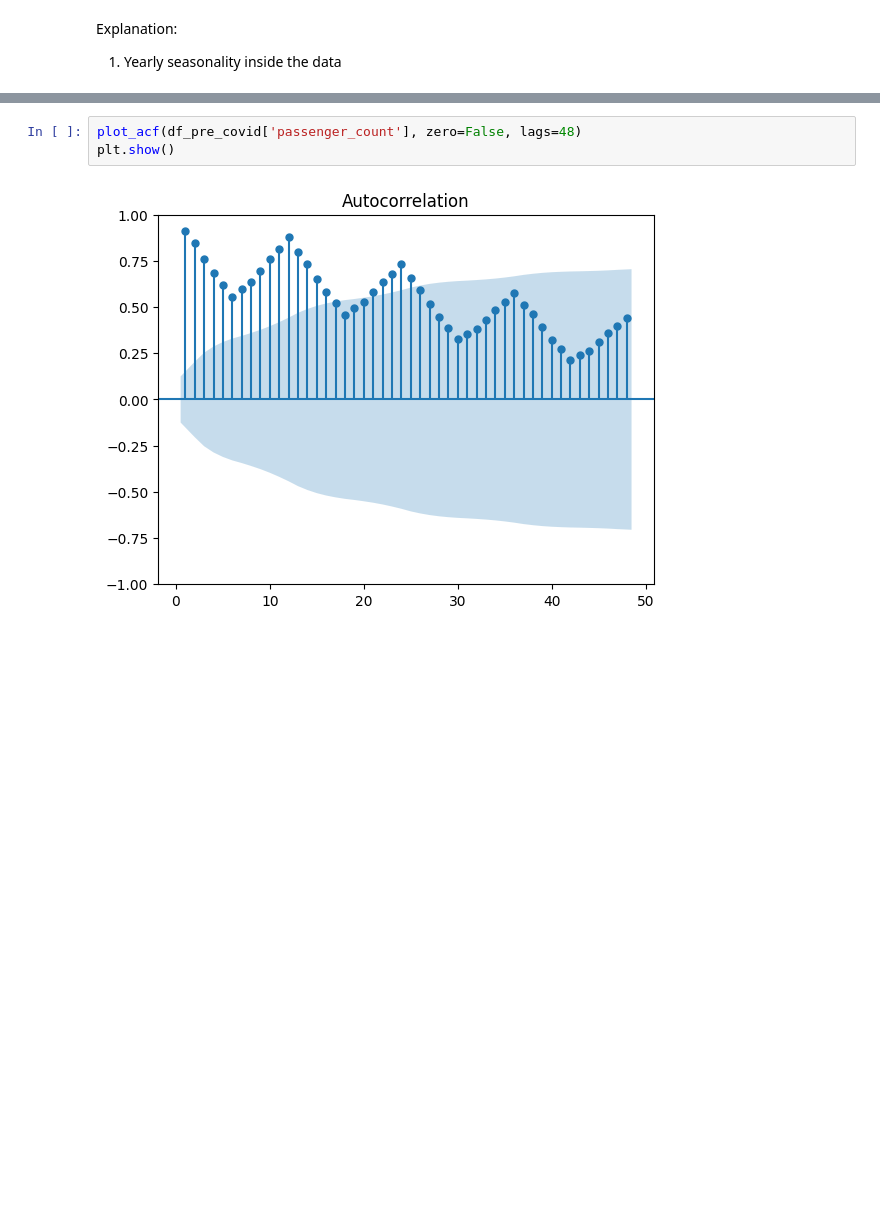
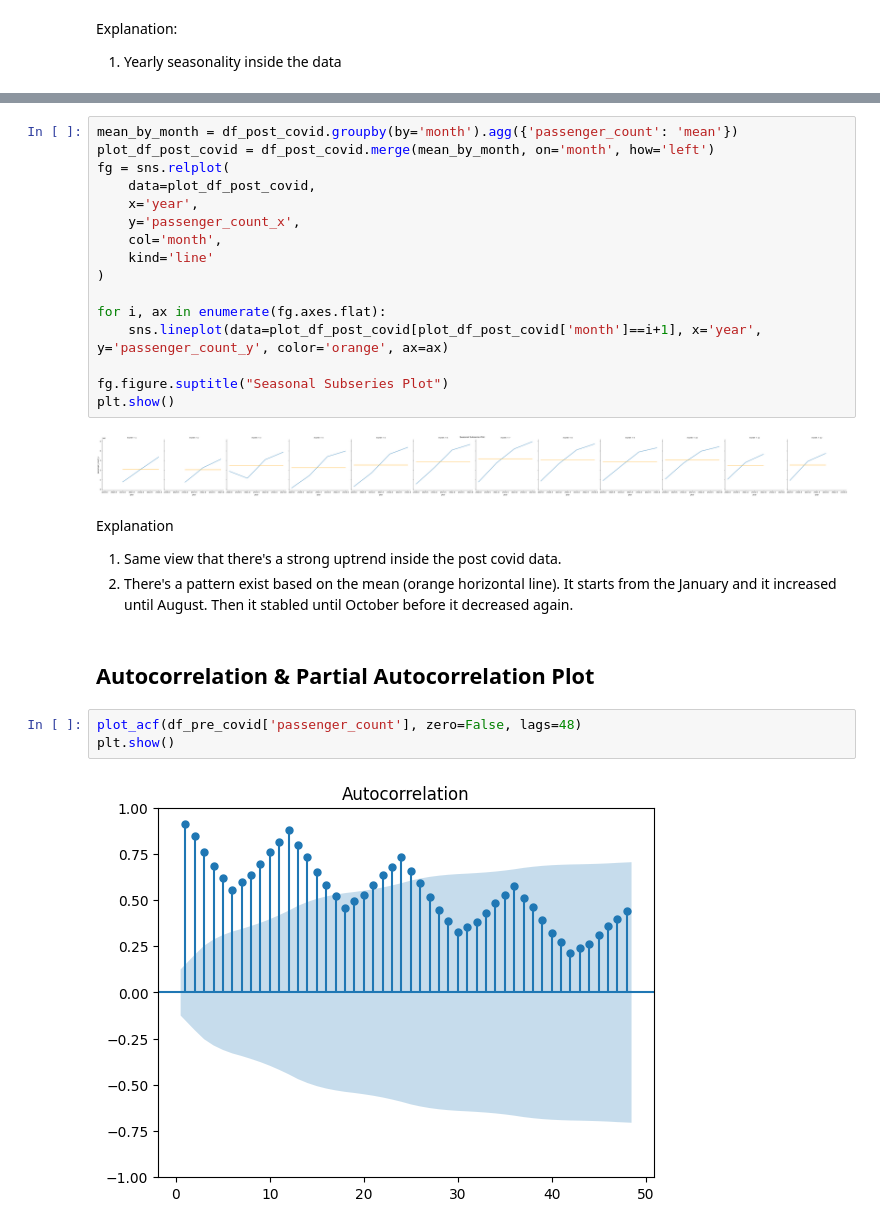
Before and after one commit to marcellinus-witarsah/us-air-passenger-forecast, a Jupyter notebook: notebooks/01-eda-20241101.ipynb, the cells around one changed output, grey strips where cells are left out. Cells and saved outputs as stored; diff of their text form; blank space fills up the shorter version.

```diff
--- a/notebooks/01-eda-20241101.ipynb
+++ b/notebooks/01-eda-20241101.ipynb
@@ -168,3 +176,27 @@ Explanation
+# %%
+mean_by_month = df_post_covid.groupby(by='month').agg({'passenger_count': 'mean'})
+plot_df_post_covid = df_post_covid.merge(mean_by_month, on='month', how='left')
+fg = sns.relplot(
+    data=plot_df_post_covid,
+    x='year',
+    y='passenger_count_x',
+    col='month',
+    kind='line'
+)
+
+for i, ax in enumerate(fg.axes.flat):
+    sns.lineplot(data=plot_df_post_covid[plot_df_post_covid['month']==i+1], x='year', y='passenger_count_y', color='orange', ax=ax)
+
+fg.figure.suptitle("Seasonal Subseries Plot")
+plt.show()
+# %% [output]
+[figure, added]
+# %% [markdown]
+Explanation
+1. Same view that there's a strong uptrend inside the post covid data.
+2. There's a pattern exist based on the mean (orange horizontal line). It starts from the January and it increased until August. Then it stabled until October before it decreased again.
+# %% [markdown]
+## Autocorrelation & Partial Autocorrelation Plot
 # %%
 plot_acf(df_pre_covid['passenger_count'], zero=False, lags=48)
 plt.show()
```
Also changed, not shown: parts of 13 cells of this notebook.
